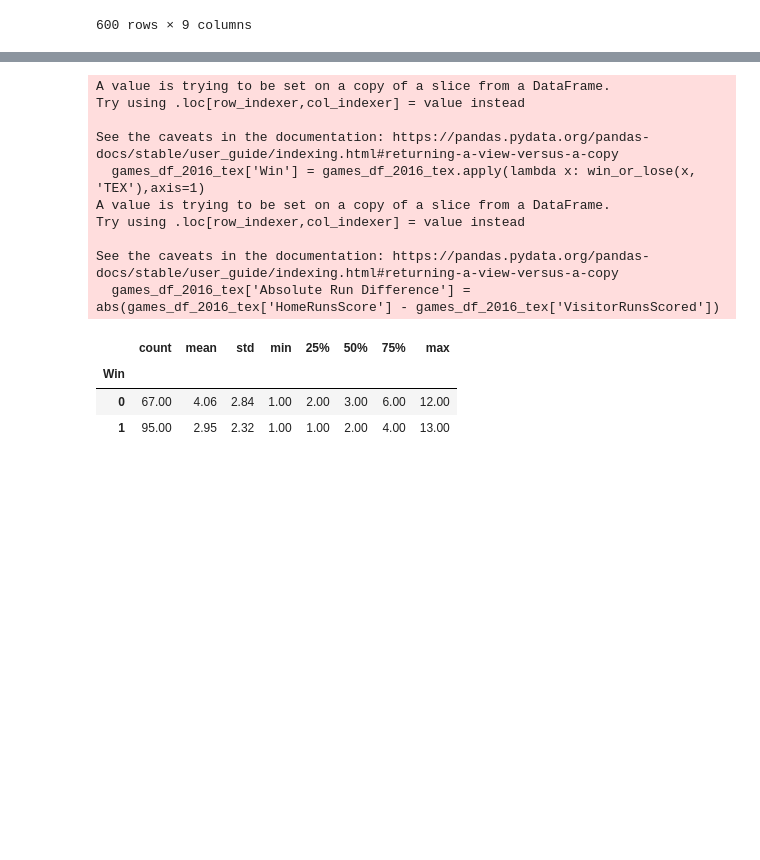
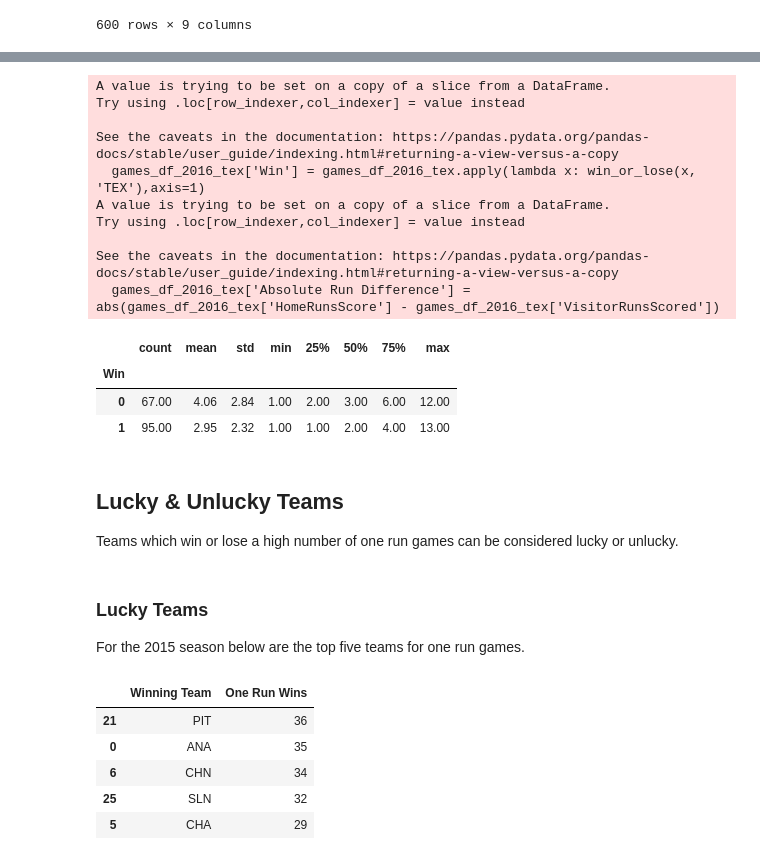
Before and after one commit to mattstonkus/Analyzing_Baseball_Data_Python, a Jupyter notebook: Runs and Wins.ipynb, the cells around one changed output, grey strips where cells are left out. Drawn from its saved outputs; the diff is of its cells as text; code cells hidden in the pictures; blank space fills up the shorter version.

```diff
--- a/Runs and Wins.ipynb
+++ b/Runs and Wins.ipynb
@@ -492,6 +501,7 @@ games_df_2015_tor.groupby('Win')['Absolute Run Difference'].describe()
 # %%
 games_df_2016_tex['Win'] = games_df_2016_tex.apply(lambda x: win_or_lose(x, 'TEX'),axis=1)
 games_df_2016_tex['Absolute Run Difference'] = abs(games_df_2016_tex['HomeRunsScore'] - games_df_2016_tex['VisitorRunsScored'])
+games_df_2016_tex.groupby('Win')['Absolute Run Difference'].describe()
 # %% [output]
 A value is trying to be set on a copy of a slice from a DataFrame.
 Try using .loc[row_indexer,col_indexer] = value instead
@@ -503,10 +513,29 @@ Try using .loc[row_indexer,col_indexer] = value instead
 
 See the caveats in the documentation: https://pandas.pydata.org/pandas-docs/stable/user_guide/indexing.html#returning-a-view-versus-a-copy
   games_df_2016_tex['Absolute Run Difference'] = abs(games_df_2016_tex['HomeRunsScore'] - games_df_2016_tex['VisitorRunsScored'])
+|  | count | mean | std | min | 25% | 50% | 75% | max |
+| Win |  |  |  |  |  |  |  |  |
+| 0 | 67.00 | 4.06 | 2.84 | 1.00 | 2.00 | 3.00 | 6.00 | 12.00 |
+| 1 | 95.00 | 2.95 | 2.32 | 1.00 | 1.00 | 2.00 | 4.00 | 13.00 |
-# %%
-games_df_2016_tex.groupby('Win')['Absolute Run Difference'].describe()
-# %% [output]
-|  | count | mean | std | min | 25% | 50% | 75% | max |
-| Win |  |  |  |  |  |  |  |  |
-| 0 | 67.00 | 4.06 | 2.84 | 1.00 | 2.00 | 3.00 | 6.00 | 12.00 |
-| 1 | 95.00 | 2.95 | 2.32 | 1.00 | 1.00 | 2.00 | 4.00 | 13.00 |
+# %% [markdown]
+## Lucky & Unlucky Teams
+
+Teams which win or lose a high number of one run games can be considered lucky or unlucky.
+# %%
+games_df_2015['Run Diff'] = games_df_2015['HomeRunsScore'] - games_df_2015['VisitorRunsScored']
+games_df_2015['Winning Team'] = games_df_2015.apply(lambda x: x['HomeTeam'] if x['Run Diff'] > 0 else x['VisitingTeam'], axis=1)
+games_df_2015['Losing Team'] = games_df_2015.apply(lambda x: x['VisitingTeam'] if x['Run Diff'] > 0 else x['HomeTeam'], axis=1)
+games_df_2015_one_run = games_df_2015[(games_df_2015['Run Diff'] >= -1) & (games_df_2015['Run Diff'] <= 1)]
+games_df_2015_one_run['One Run Wins'] =1
+# %% [markdown]
+### Lucky Teams
+For the 2015 season below are the top five teams for one run games.
+# %%
+games_df_2015_one_run.groupby('Winning Team', as_index=False)['One Run Wins'].sum().sort_values(by='One Run Wins', ascending = False).head()
+# %% [output]
+|  | Winning Team | One Run Wins |
+| 21 | PIT | 36 |
+| 0 | ANA | 35 |
+| 6 | CHN | 34 |
+| 25 | SLN | 32 |
+| 5 | CHA | 29 |
```
Also changed, not shown: parts of 8 cells of this notebook.
